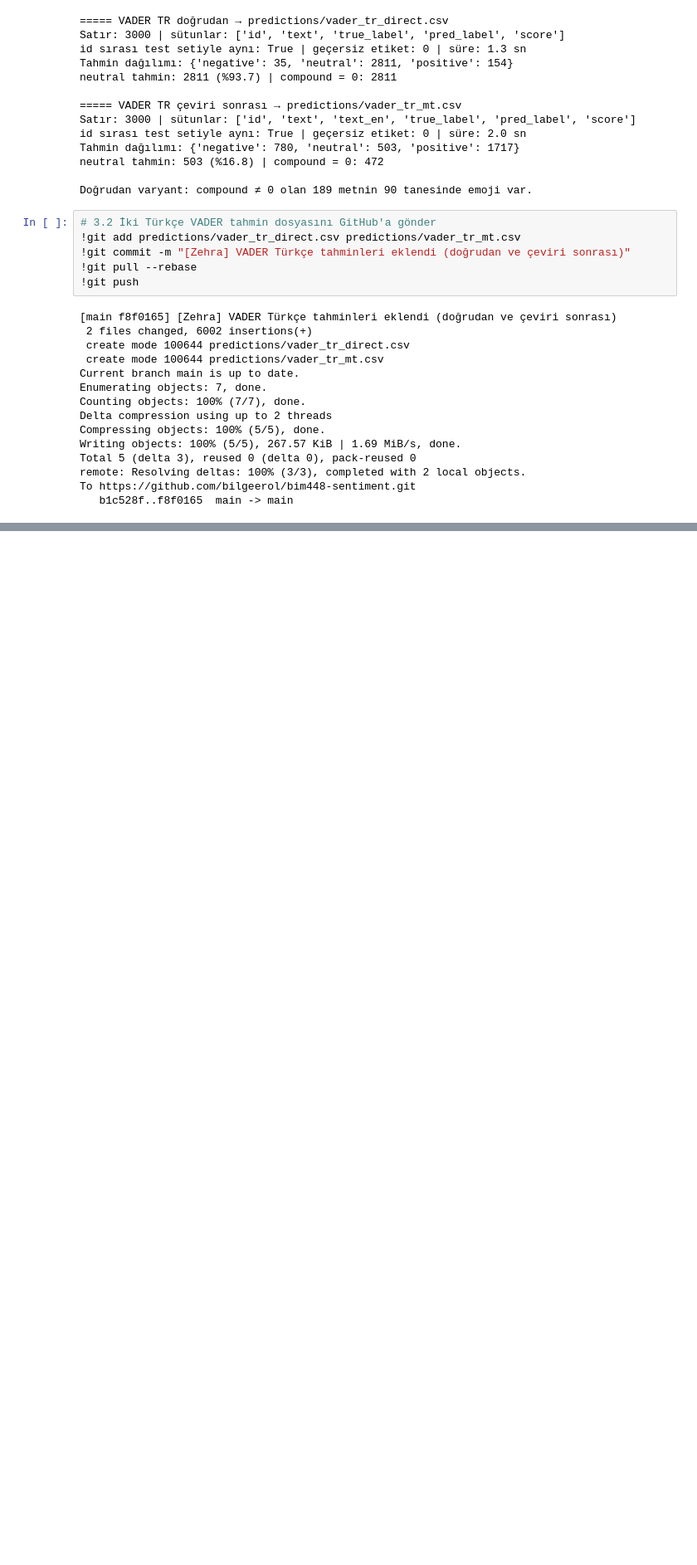
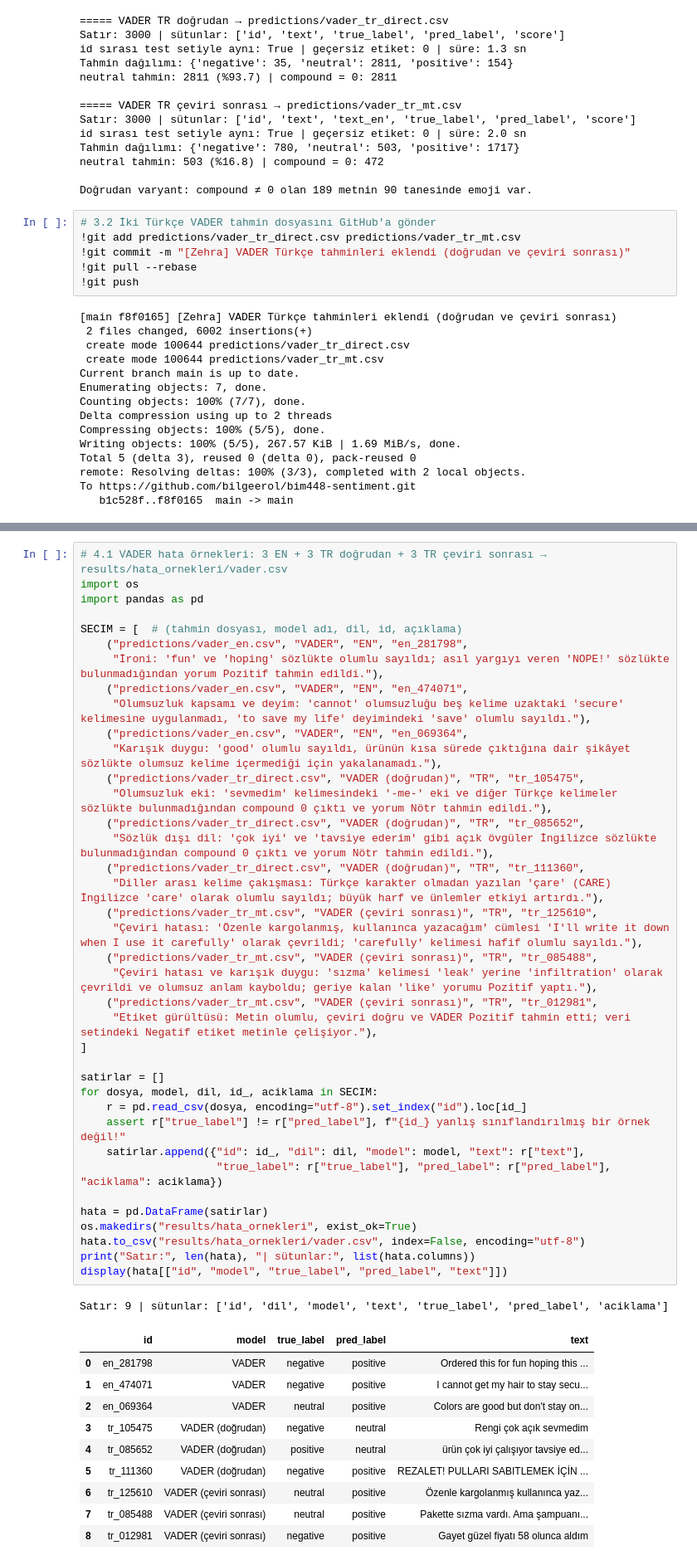
Before and after one commit to bilgeerol/bim448-sentiment, a Jupyter notebook: notebooks/02_vader.ipynb, the cells around one changed output, grey strips where cells are left out. Shown at 83% size. Saved outputs shown, nothing was run; the diff lists cells and outputs as text; blank space fills up the shorter version.

Commit message:
[Zehra] 02_vader: VADER hata örnekleri bölümü eklendi (Z9).

```diff
--- a/notebooks/02_vader.ipynb
+++ b/notebooks/02_vader.ipynb
@@ -333,0 +343,50 @@ To https://github.com/bilgeerol/bim448-sentiment.git
+# %%
+# 4.1 VADER hata örnekleri: 3 EN + 3 TR doğrudan + 3 TR çeviri sonrası → results/hata_ornekleri/vader.csv
+import os
+import pandas as pd
+
+SECIM = [  # (tahmin dosyası, model adı, dil, id, açıklama)
+    ("predictions/vader_en.csv", "VADER", "EN", "en_281798",
+     "İroni: 'fun' ve 'hoping' sözlükte olumlu sayıldı; asıl yargıyı veren 'NOPE!' sözlükte bulunmadığından yorum Pozitif tahmin edildi."),
+    ("predictions/vader_en.csv", "VADER", "EN", "en_474071",
+     "Olumsuzluk kapsamı ve deyim: 'cannot' olumsuzluğu beş kelime uzaktaki 'secure' kelimesine uygulanmadı, 'to save my life' deyimindeki 'save' olumlu sayıldı."),
+    ("predictions/vader_en.csv", "VADER", "EN", "en_069364",
+     "Karışık duygu: 'good' olumlu sayıldı, ürünün kısa sürede çıktığına dair şikâyet sözlükte olumsuz kelime içermediği için yakalanamadı."),
+    ("predictions/vader_tr_direct.csv", "VADER (doğrudan)", "TR", "tr_105475",
+     "Olumsuzluk eki: 'sevmedim' kelimesindeki '-me-' eki ve diğer Türkçe kelimeler sözlükte bulunmadığından compound 0 çıktı ve yorum Nötr tahmin edildi."),
+    ("predictions/vader_tr_direct.csv", "VADER (doğrudan)", "TR", "tr_085652",
+     "Sözlük dışı dil: 'çok iyi' ve 'tavsiye ederim' gibi açık övgüler İngilizce sözlükte bulunmadığından compound 0 çıktı ve yorum Nötr tahmin edildi."),
+    ("predictions/vader_tr_direct.csv", "VADER (doğrudan)", "TR", "tr_111360",
+     "Diller arası kelime çakışması: Türkçe karakter olmadan yazılan 'çare' (CARE) İngilizce 'care' olarak olumlu sayıldı; büyük harf ve ünlemler etkiyi artırdı."),
+    ("predictions/vader_tr_mt.csv", "VADER (çeviri sonrası)", "TR", "tr_125610",
+     "Çeviri hatası: 'Özenle kargolanmış, kullanınca yazacağım' cümlesi 'I'll write it down when I use it carefully' olarak çevrildi; 'carefully' kelimesi hafif olumlu sayıldı."),
+    ("predictions/vader_tr_mt.csv", "VADER (çeviri sonrası)", "TR", "tr_085488",
+     "Çeviri hatası ve karışık duygu: 'sızma' kelimesi 'leak' yerine 'infiltration' olarak çevrildi ve olumsuz anlam kayboldu; geriye kalan 'like' yorumu Pozitif yaptı."),
+    ("predictions/vader_tr_mt.csv", "VADER (çeviri sonrası)", "TR", "tr_012981",
+     "Etiket gürültüsü: Metin olumlu, çeviri doğru ve VADER Pozitif tahmin etti; veri setindeki Negatif etiket metinle çelişiyor."),
+]
+
+satirlar = []
+for dosya, model, dil, id_, aciklama in SECIM:
+    r = pd.read_csv(dosya, encoding="utf-8").set_index("id").loc[id_]
+    assert r["true_label"] != r["pred_label"], f"{id_} yanlış sınıflandırılmış bir örnek değil!"
+    satirlar.append({"id": id_, "dil": dil, "model": model, "text": r["text"],
+                     "true_label": r["true_label"], "pred_label": r["pred_label"], "aciklama": aciklama})
+
+hata = pd.DataFrame(satirlar)
+os.makedirs("results/hata_ornekleri", exist_ok=True)
+hata.to_csv("results/hata_ornekleri/vader.csv", index=False, encoding="utf-8")
+print("Satır:", len(hata), "| sütunlar:", list(hata.columns))
+display(hata[["id", "model", "true_label", "pred_label", "text"]])
+# %% [output]
+Satır: 9 | sütunlar: ['id', 'dil', 'model', 'text', 'true_label', 'pred_label', 'aciklama']
+|  | id | model | true_label | pred_label | text |
+| 0 | en_281798 | VADER | negative | positive | Ordered this for fun hoping this ... |
+| 1 | en_474071 | VADER | negative | positive | I cannot get my hair to stay secu... |
+| 2 | en_069364 | VADER | neutral | positive | Colors are good but don't stay on... |
+| 3 | tr_105475 | VADER (doğrudan) | negative | neutral | Rengi çok açık sevmedim |
+| 4 | tr_085652 | VADER (doğrudan) | positive | neutral | ürün çok iyi çalışıyor tavsiye ed... |
+| 5 | tr_111360 | VADER (doğrudan) | negative | positive | REZALET! PULLARI SABITLEMEK İÇİN ... |
+| 6 | tr_125610 | VADER (çeviri sonrası) | neutral | positive | Özenle kargolanmış kullanınca yaz... |
+| 7 | tr_085488 | VADER (çeviri sonrası) | neutral | positive | Pakette sızma vardı. Ama şampuanı... |
+| 8 | tr_012981 | VADER (çeviri sonrası) | negative | positive | Gayet güzel fiyatı 58 olunca aldım |
```
Also changed, not shown: parts of 3 cells of this notebook.
